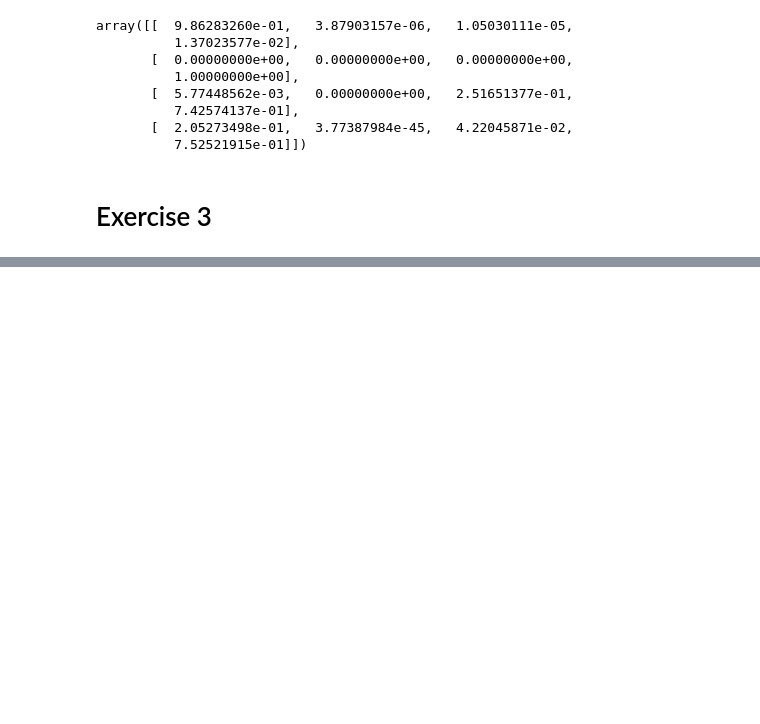
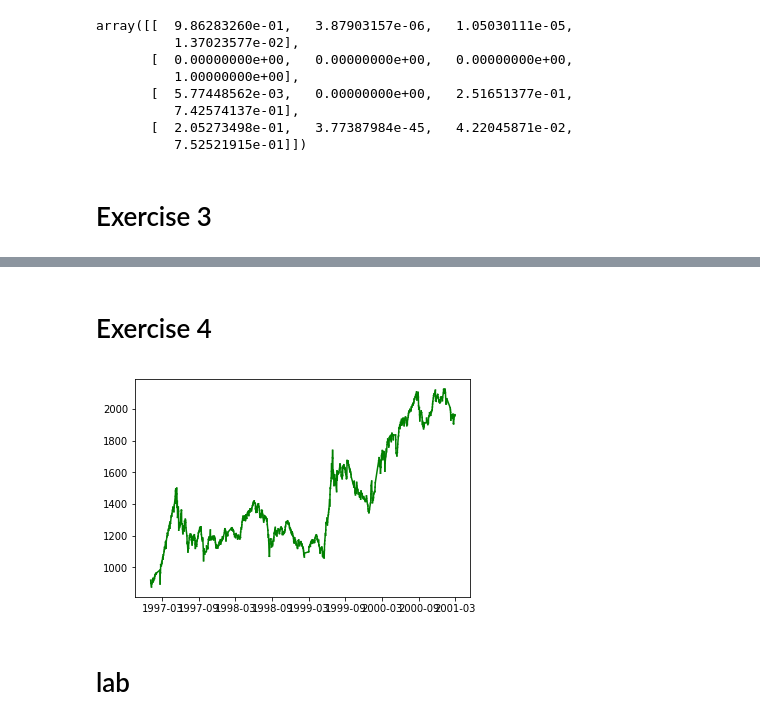
Before and after one commit to louisgzli/HMM_stock, a Jupyter notebook: 11849330.ipynb, the cells around one changed output, grey strips where cells are left out. Saved outputs shown, nothing was run; the diff lists cells and outputs as text; code cells hidden in the pictures; blank space fills up the shorter version.

```diff
--- a/11849330.ipynb
+++ b/11849330.ipynb
@@ -79,0 +80,18 @@ plt.show()
+# %% [markdown]
+# Exercise 4
+# %%
+hidden_states = modelhmm.predict(diff)
+colors=["orange","blue","green","red"]
+fig2 = plt.figure()
+for j in range(1000-1):
+    for i in range(modelhmm.n_components):
+        if hidden_states[j] == i:
+
+            plt.plot([dates[j],dates[j+1]],[close_value[j],close_value[j+1]],color = "green")
+
+# plt.plot(close_value[:1000-1],color = "red")
+plt.show()
+# %% [output]
+[figure, added]
+# %% [markdown]
+# lab
```
Also changed, not shown: parts of 1 cell of this notebook.
